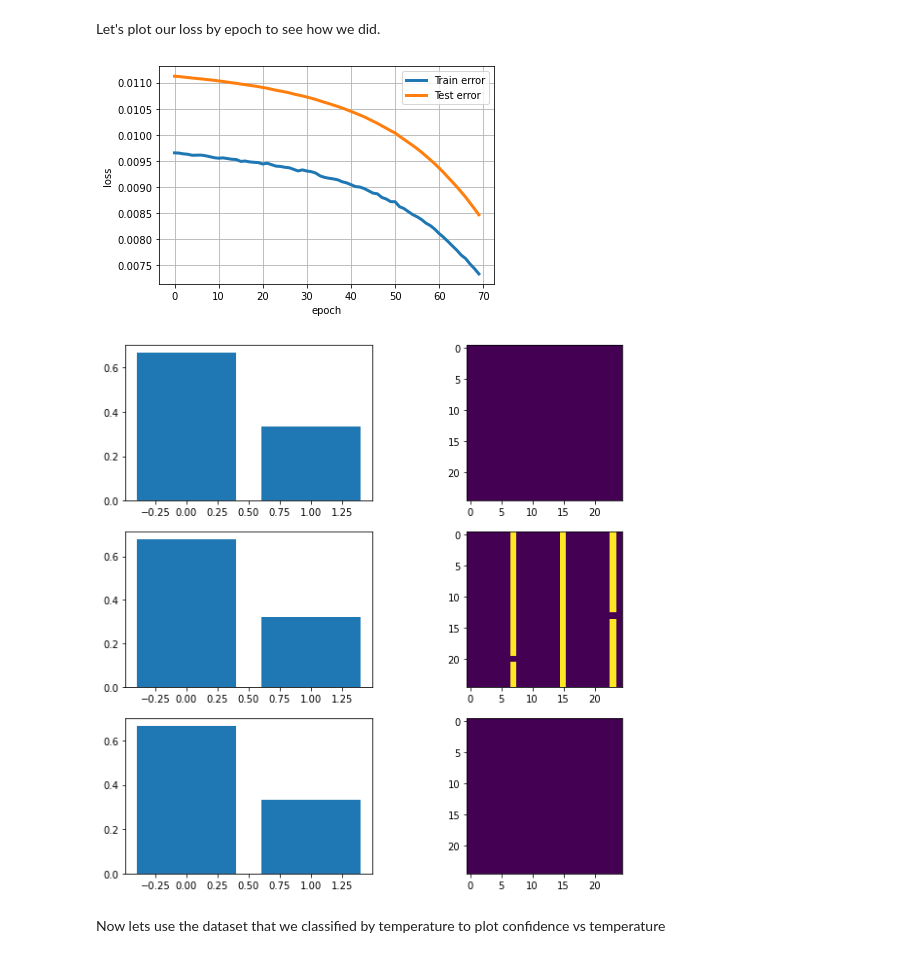
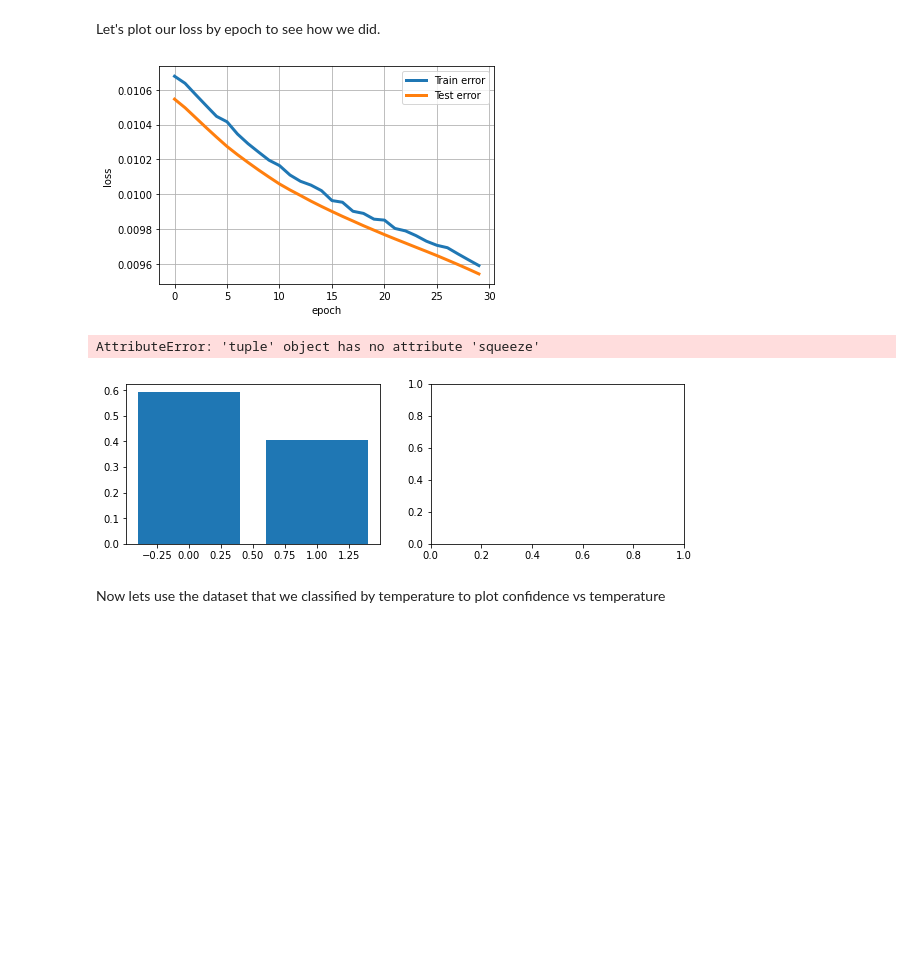
Before and after one commit to rohan-datar/phys_0704_project, a Jupyter notebook: ML_Spin_Model/Basic_NN.ipynb, the cells around one changed output. Cells and saved outputs as stored; diff of their text form; code cells hidden in the pictures; blank space fills up the shorter version.

```diff
--- a/ML_Spin_Model/Basic_NN.ipynb
+++ b/ML_Spin_Model/Basic_NN.ipynb
@@ -83,7 +83,7 @@ Now let's train our model!
 train_loss_history = []
 test_loss_history = []
 
-for epoch in range(70):
+for epoch in range(30):
   train_loss = 0.0
   test_loss = 0.0
   for i, data in enumerate(trainDataLoader):
@@ -124,32 +124,35 @@ Epoch 69, Train loss 0.007327365984277027, Test loss 0.00846280804494532
 # %% [markdown]
 Let's plot our loss by epoch to see how we did.
 # %%
-plt.plot(range(70),train_loss_history,'-',linewidth=3,label='Train error')
-plt.plot(range(70),test_loss_history,'-',linewidth=3,label='Test error')
+plt.plot(range(30),train_loss_history,'-',linewidth=3,label='Train error')
+plt.plot(range(30),test_loss_history,'-',linewidth=3,label='Test error')
 plt.xlabel('epoch')
 plt.ylabel('loss')
 plt.grid(True)
 plt.legend()
 plt.show()
 # %% [output]
-[figure, old version]
+[figure, new version]
 # %%
 plt.figure(figsize=(10,10))
 for index in [0,1,2]:
 
-  image = images[index]
+  image, label = trainingdata[index]
+  # print(image)
   predicted_output = model(images)[index]
   # Need to apply softmax to get probabilities
   prob_output = torch.nn.functional.softmax(predicted_output).detach().numpy()
 
-  plt.subplot(3,2,2*index+1)
+  plt.subplot(3,2,2*(index)+1)
   plt.bar(list(range(len(prob_output))), prob_output)
 
-  plt.subplot(3,2,2*index+2)
+  plt.subplot(3,2,2*(index)+2)
+  imag
   plt.imshow(image.squeeze().numpy())
 
 plt.show()
 # %% [output]
+AttributeError: 'tuple' object has no attribute 'squeeze'
-[figure, old version]
+[figure, new version]
 # %% [markdown]
 Now lets use the dataset that we classified by temperature to plot confidence vs temperature
```
Also changed, not shown: parts of 6 cells of this notebook, 7 other files.
